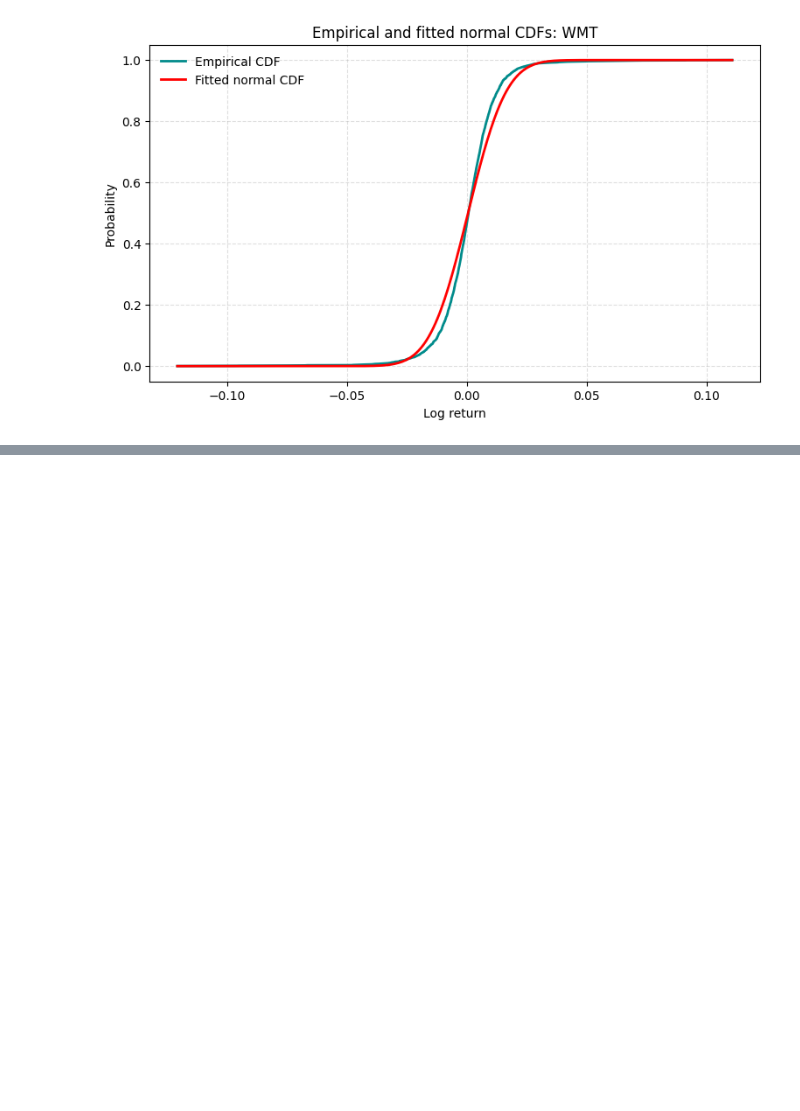
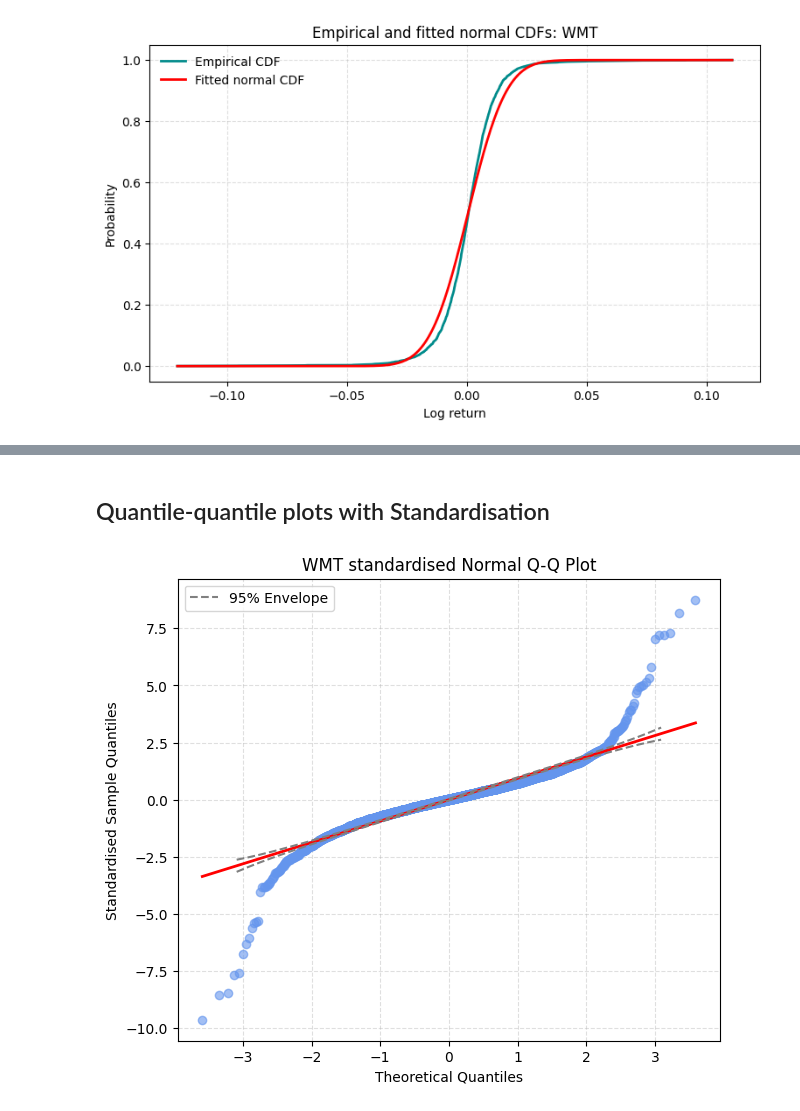
Before and after one commit to Troniospt/Projecto_Asset, a Jupyter notebook: notebooks/02_analise_walmart.ipynb, the cells around one changed output, grey strips where cells are left out. Drawn from its saved outputs; the diff is of its cells as text; code cells hidden in the pictures; blank space fills up the shorter version.

```diff
--- a/notebooks/02_analise_walmart.ipynb
+++ b/notebooks/02_analise_walmart.ipynb
@@ -317,0 +423,47 @@ Empirical probability of a daily drop greater than 5%:
+# %% [markdown]
+## Quantile-quantile plots with Standardisation
+# %%
+import numpy as np
+import scipy.stats as stats
+import matplotlib.pyplot as plt
+
+# 1. Obter os retornos da Walmart
+wmt_ret = retornos_diarios.dropna()
+
+# 2. Padronizar a série (Z-score: média 0, desvio padrão 1)
+wmt_std = (wmt_ret - wmt_ret.mean()) / wmt_ret.std()
+
+# 3. Criar a figura do QQ-Plot Padronizado
+fig, ax = plt.subplots(figsize=(7, 6))
+
+# QQ-Plot com os dados padronizados
+(osm, osr), (slope, intercept, r) = stats.probplot(wmt_std, dist="norm", plot=ax)
+
+# Personalização visual
+ax.get_lines()[0].set_color('cornflowerblue')
+ax.get_lines()[0].set_alpha(0.6)
+ax.get_lines()[1].set_color('red')
+ax.get_lines()[1].set_linewidth(2)
+
+# Envelope de confiança a 95%
+n = len(wmt_std)
+grid = np.linspace(0.001, 0.999, n)
+theoretical_quantiles = stats.norm.ppf(grid)
+se = (slope / stats.norm.pdf(theoretical_quantiles)) * np.sqrt(grid * (1 - grid) / n)
+
+upper_env = (theoretical_quantiles * slope + intercept) + 1.96 * se
+lower_env = (theoretical_quantiles * slope + intercept) - 1.96 * se
+
+ax.plot(theoretical_quantiles, upper_env, color='gray', linestyle='--', label='95% Envelope')
+ax.plot(theoretical_quantiles, lower_env, color='gray', linestyle='--')
+
+# Título e eixos
+ax.set_title("WMT standardised Normal Q-Q Plot", fontsize=12)
+ax.set_xlabel("Theoretical Quantiles")
+ax.set_ylabel("Standardised Sample Quantiles")
+ax.grid(True, linestyle='--', alpha=0.4)
+ax.legend(loc='upper left')
+
+plt.show()
+# %% [output]
+[figure, added]
```
Also changed, not shown: parts of 16 cells of this notebook.
